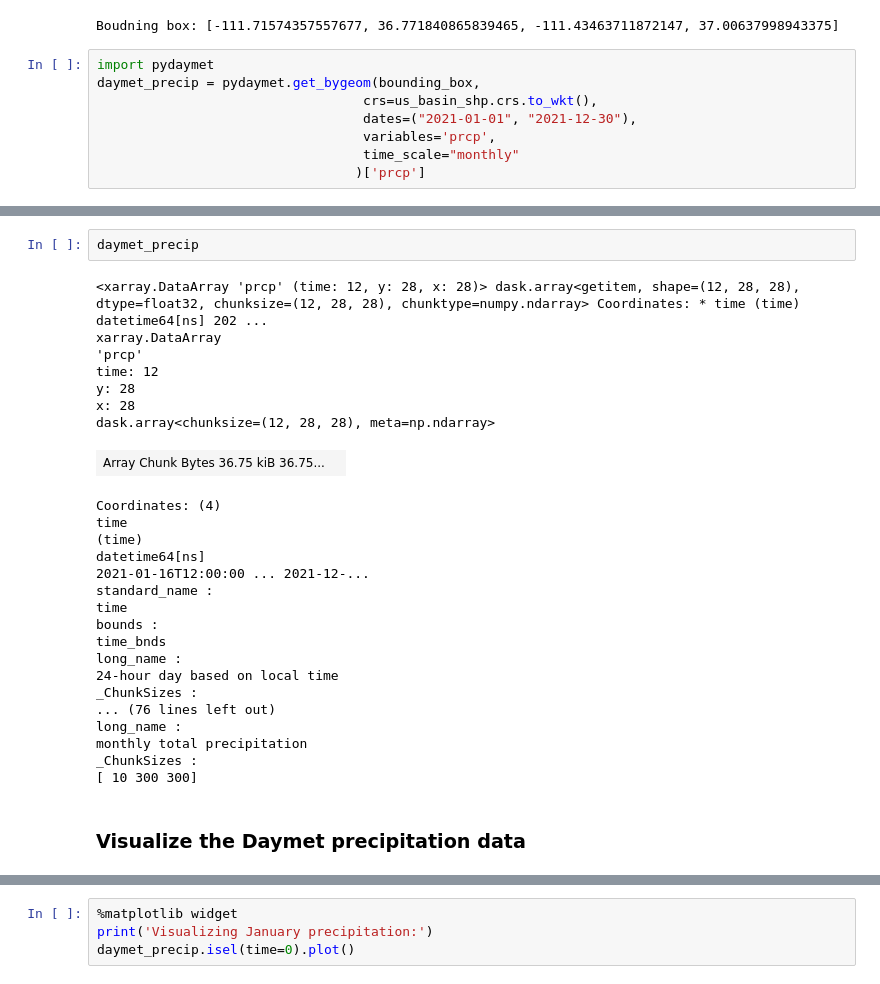
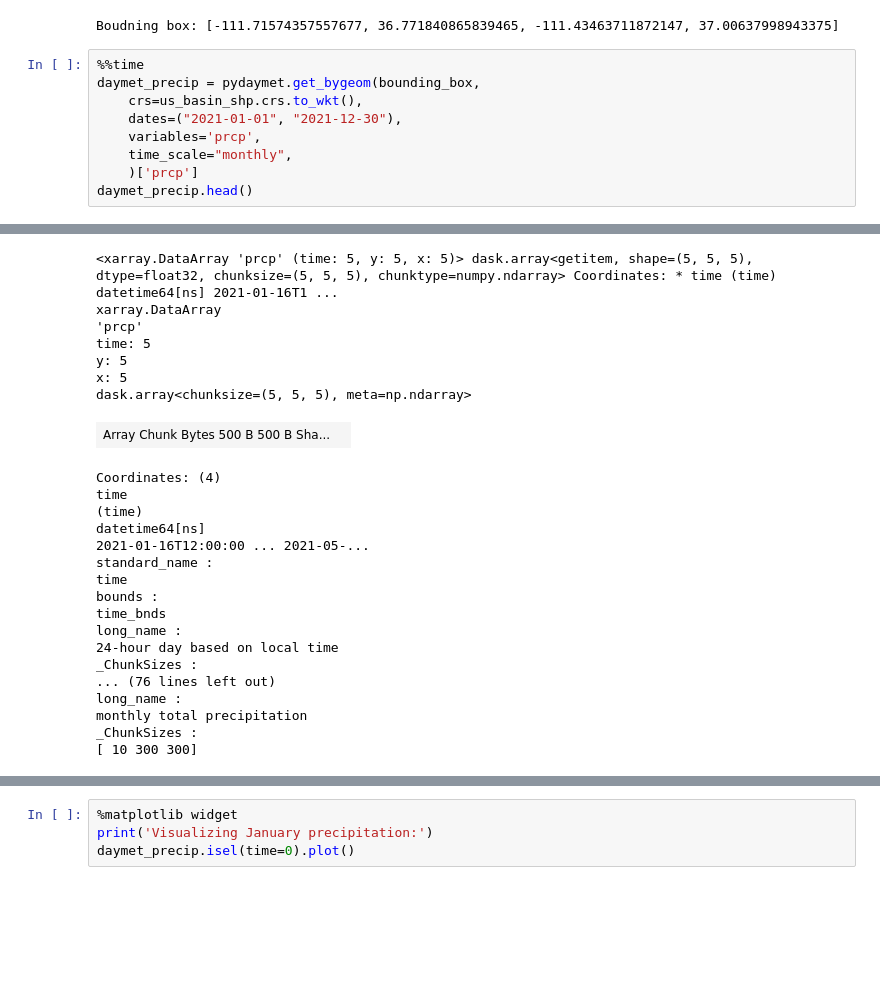
Before and after one commit to usgs/water-fcpg-tools, a Jupyter notebook: examples/refactor_demo_notebook.ipynb, the cells around one changed output, grey strips where cells are left out. Saved outputs shown, nothing was run; the diff lists cells and outputs as text; blank space fills up the shorter version.

```diff
--- a/examples/refactor_demo_notebook.ipynb
+++ b/examples/refactor_demo_notebook.ipynb
@@ -99,10 +160,12 @@ print(f'Boudning box: {bounding_box}')
 # %% [output]
 Boudning box: [-111.71574357557677, 36.771840865839465, -111.43463711872147, 37.00637998943375]
 # %%
-import pydaymet
+%%time
 daymet_precip = pydaymet.get_bygeom(bounding_box,
-                                  crs=us_basin_shp.crs.to_wkt(),
-                                  dates=("2021-01-01", "2021-12-30"),
-                                  variables='prcp',
-                                  time_scale="monthly"
-                                 )['prcp']
+    crs=us_basin_shp.crs.to_wkt(),
+    dates=("2021-01-01", "2021-12-30"),
+    variables='prcp',
+    time_scale="monthly",
+    )['prcp']
+daymet_precip.head()
+# %% [output]
@@ -109,30 +174,25 @@ daymet_precip = pydaymet.get_bygeom(bounding_box,
+<xarray.DataArray 'prcp' (time: 5, y: 5, x: 5)> dask.array<getitem, shape=(5, 5, 5), dtype=float32, chunksize=(5, 5, 5), chunktype=numpy.ndarray> Coordinates: * time (time) datetime64[ns] 2021-01-16T1 ...
+xarray.DataArray
+'prcp'
+time: 5
+y: 5
+x: 5
+dask.array<chunksize=(5, 5, 5), meta=np.ndarray>
+| Array Chunk Bytes 500 B 500 B Sha... |  |
+Coordinates: (4)
+time
+(time)
+datetime64[ns]
+2021-01-16T12:00:00 ... 2021-05-...
+standard_name :
+time
+bounds :
+time_bnds
+long_name :
+24-hour day based on local time
+_ChunkSizes :
+... (76 lines left out)
+long_name :
+monthly total precipitation
+_ChunkSizes :
+[ 10 300 300]
-# %%
-daymet_precip
-# %% [output]
-<xarray.DataArray 'prcp' (time: 12, y: 28, x: 28)> dask.array<getitem, shape=(12, 28, 28), dtype=float32, chunksize=(12, 28, 28), chunktype=numpy.ndarray> Coordinates: * time (time) datetime64[ns] 202 ...
-xarray.DataArray
-'prcp'
-time: 12
-y: 28
-x: 28
-dask.array<chunksize=(12, 28, 28), meta=np.ndarray>
-| Array Chunk Bytes 36.75 kiB 36.75... |  |
-Coordinates: (4)
-time
-(time)
-datetime64[ns]
-2021-01-16T12:00:00 ... 2021-12-...
-standard_name :
-time
-bounds :
-time_bnds
-long_name :
-24-hour day based on local time
-_ChunkSizes :
-... (76 lines left out)
-long_name :
-monthly total precipitation
-_ChunkSizes :
-[ 10 300 300]
-# %% [markdown]
-### Visualize the Daymet precipitation data
```
Also changed, not shown: parts of 16 cells of this notebook, 3 other files.
